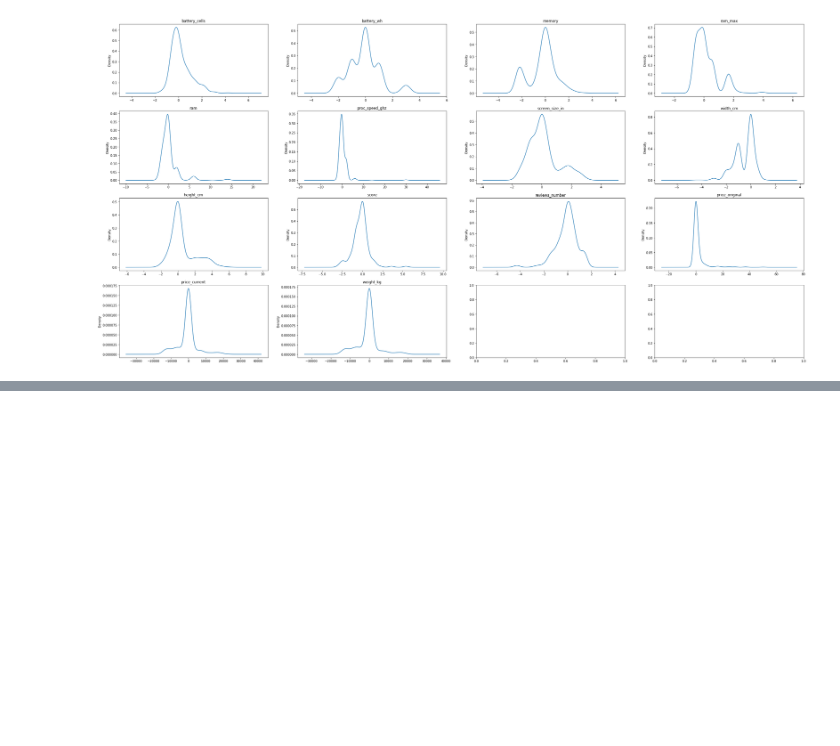
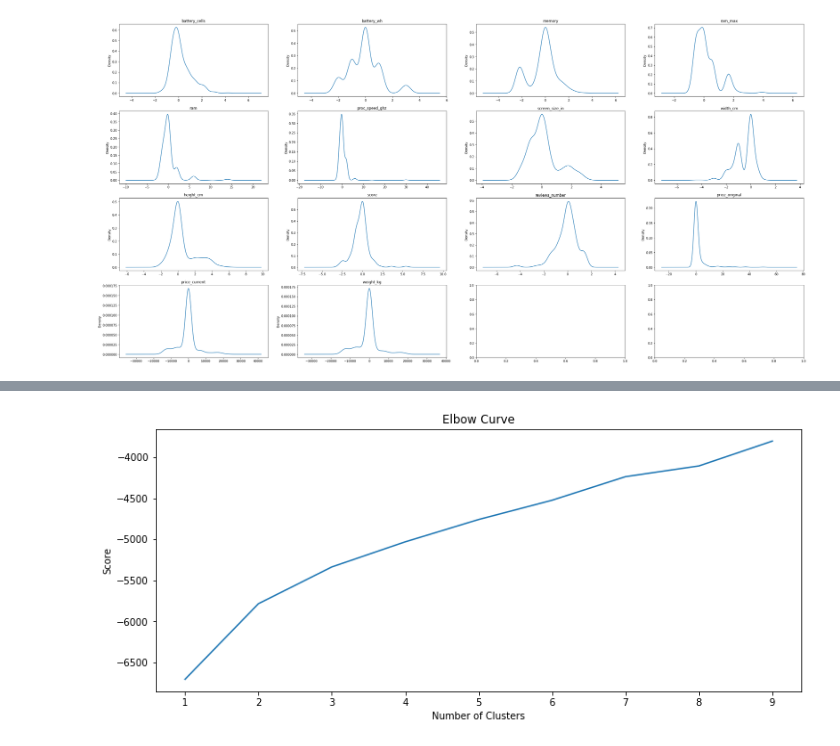
Before and after one commit to AlanIsaacV/Data-Science, a Jupyter notebook: Transform/scaling.ipynb, the cells around one changed output, grey strips where cells are left out. Saved outputs shown, nothing was run; the diff lists cells and outputs as text; code cells hidden in the pictures; blank space fills up the shorter version.

```diff
--- a/Transform/scaling.ipynb
+++ b/Transform/scaling.ipynb
@@ -102,0 +127,4 @@ _print_plots_kde( pd.DataFrame(pp.RobustScaler().fit_transform(df) ), 'robust')
+# %%
+elbow(transform_standard)
+# %% [output]
+[figure, added]
```
Also changed, not shown: parts of 20 cells of this notebook.
